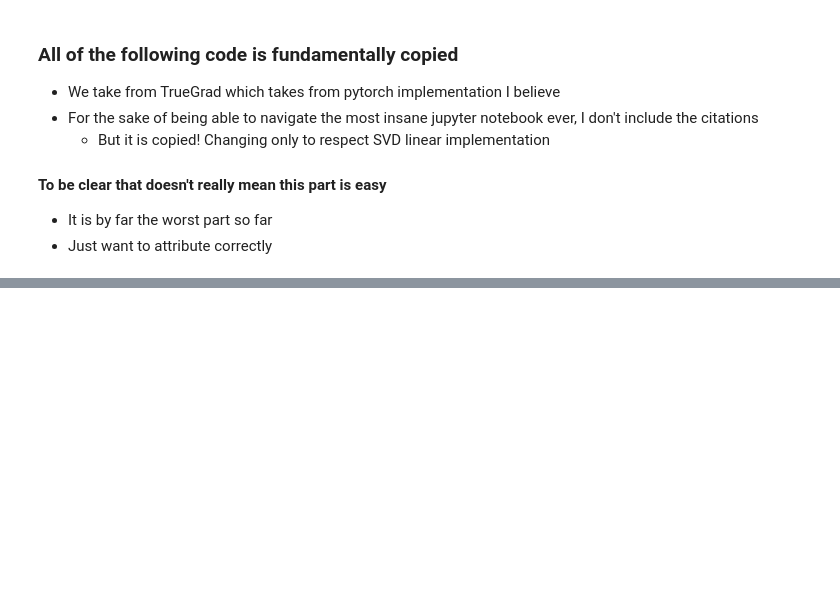
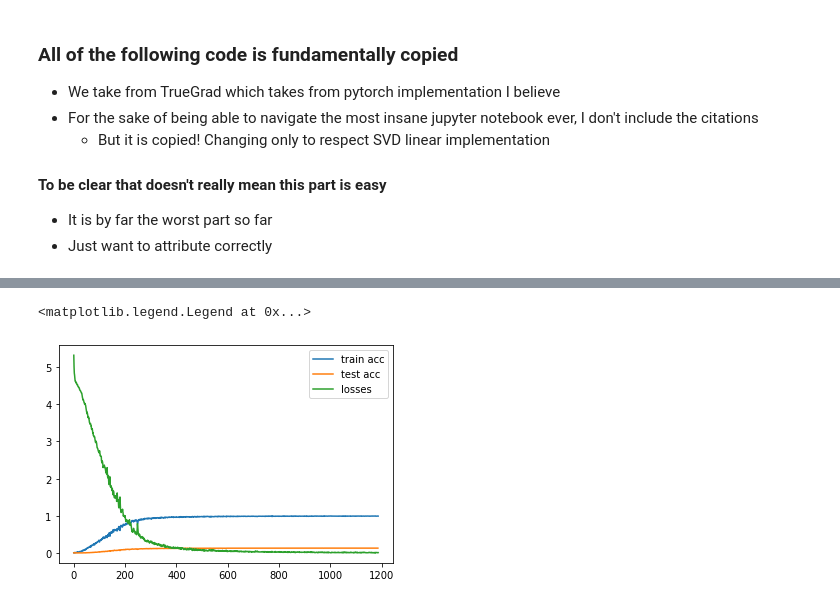
Before and after one commit to lovely439/CMSC320-Final-Project, a Jupyter notebook: index.ipynb, the cells around one changed output, grey strips where cells are left out. Cells and saved outputs as stored; diff of their text form; code cells hidden in the pictures; blank space fills up the shorter version.

```diff
--- a/index.ipynb
+++ b/index.ipynb
@@ -1588,0 +1503,10 @@ torch.nn.Linear(128, 384)
+# %%
+fig, ax = plt.subplots()
+x = np.arange(len(losses))
+ax.plot(x, train_accs, label="train acc")
+ax.plot(x[:-1], val_accs, label="test acc")
+ax.plot(x, losses, label = "losses")
+ax.legend()
+# %% [output]
+<matplotlib.legend.Legend at 0x...>
+[figure, added]
```
Also changed, not shown: parts of 33 cells of this notebook.
